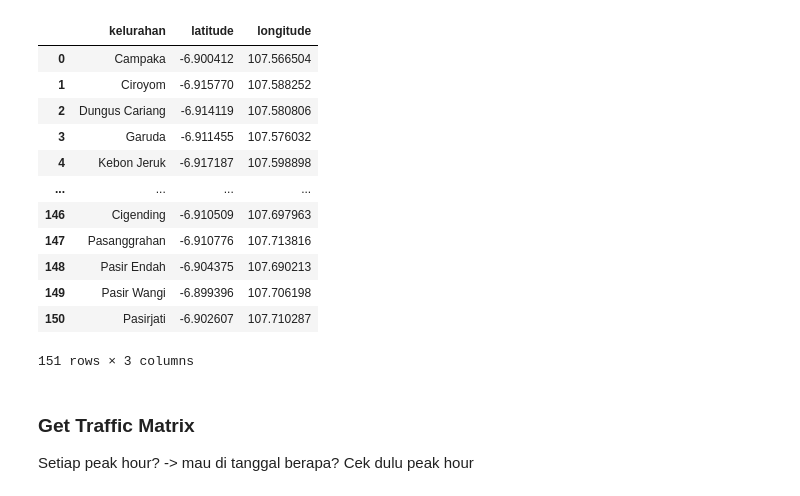
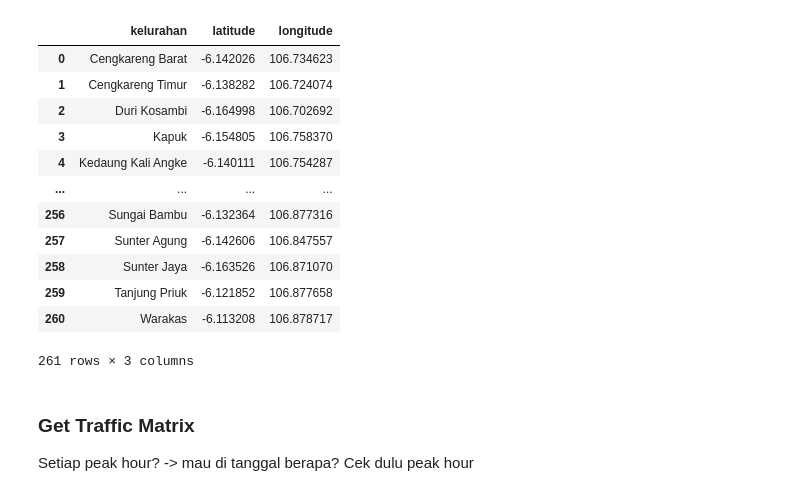
Before and after one commit to azwanazamuddin/location-choice-model, a Jupyter notebook: notebooks/traffic.ipynb, the cells around one changed output. Saved outputs shown, nothing was run; the diff lists cells and outputs as text; code cells hidden in the pictures.

```diff
--- a/notebooks/traffic.ipynb
+++ b/notebooks/traffic.ipynb
@@ -16,0 +31,8 @@ gdf['longitude'] = gdf.geometry.x
+# %%
+# Read the shapefile (Kota Jakarta)
+jkt_path = "../data/shapefile/centroid_snap/jkt_snap.shp"
+gdf_jkt = gpd.read_file(jkt_path)
+# %%
+# Extract coordinates and attribute data
+gdf_jkt['latitude'] = gdf_jkt.geometry.y
+gdf_jkt['longitude'] = gdf_jkt.geometry.x
@@ -17,2 +55,3 @@ gdf['longitude'] = gdf.geometry.x
 # %%
-gdf =  gdf[['NAME_4', 'latitude', 'longitude']]
+jkt_centroid =  gdf_jkt[['NAME_4', 'latitude', 'longitude']]
+jkt_centroid.head()
@@ -19,22 +65,22 @@ gdf =  gdf[['NAME_4', 'latitude', 'longitude']]
 # %%
-centroid = gdf.rename(columns = {
+jkt_centroid = jkt_centroid.rename(columns = {
     'NAME_4':'kelurahan'
 })
-centroid
+jkt_centroid
 # %% [output]
 |  | kelurahan | latitude | longitude |
-| 0 | Campaka | -6.900412 | 107.566504 |
-| 1 | Ciroyom | -6.915770 | 107.588252 |
-| 2 | Dungus Cariang | -6.914119 | 107.580806 |
-| 3 | Garuda | -6.911455 | 107.576032 |
-| 4 | Kebon Jeruk | -6.917187 | 107.598898 |
+| 0 | Cengkareng Barat | -6.142026 | 106.734623 |
+| 1 | Cengkareng Timur | -6.138282 | 106.724074 |
+| 2 | Duri Kosambi | -6.164998 | 106.702692 |
+| 3 | Kapuk | -6.154805 | 106.758370 |
+| 4 | Kedaung Kali Angke | -6.140111 | 106.754287 |
 | ... | ... | ... | ... |
-| 146 | Cigending | -6.910509 | 107.697963 |
-| 147 | Pasanggrahan | -6.910776 | 107.713816 |
-| 148 | Pasir Endah | -6.904375 | 107.690213 |
-| 149 | Pasir Wangi | -6.899396 | 107.706198 |
-| 150 | Pasirjati | -6.902607 | 107.710287 |
+| 256 | Sungai Bambu | -6.132364 | 106.877316 |
+| 257 | Sunter Agung | -6.142606 | 106.847557 |
+| 258 | Sunter Jaya | -6.163526 | 106.871070 |
+| 259 | Tanjung Priuk | -6.121852 | 106.877658 |
+| 260 | Warakas | -6.113208 | 106.878717 |
-151 rows × 3 columns
+261 rows × 3 columns
 # %% [markdown]
 ### Get Traffic Matrix
 Setiap peak hour? -> mau di tanggal berapa?
```
Also changed, not shown: parts of 29 cells of this notebook, 28 other files.
